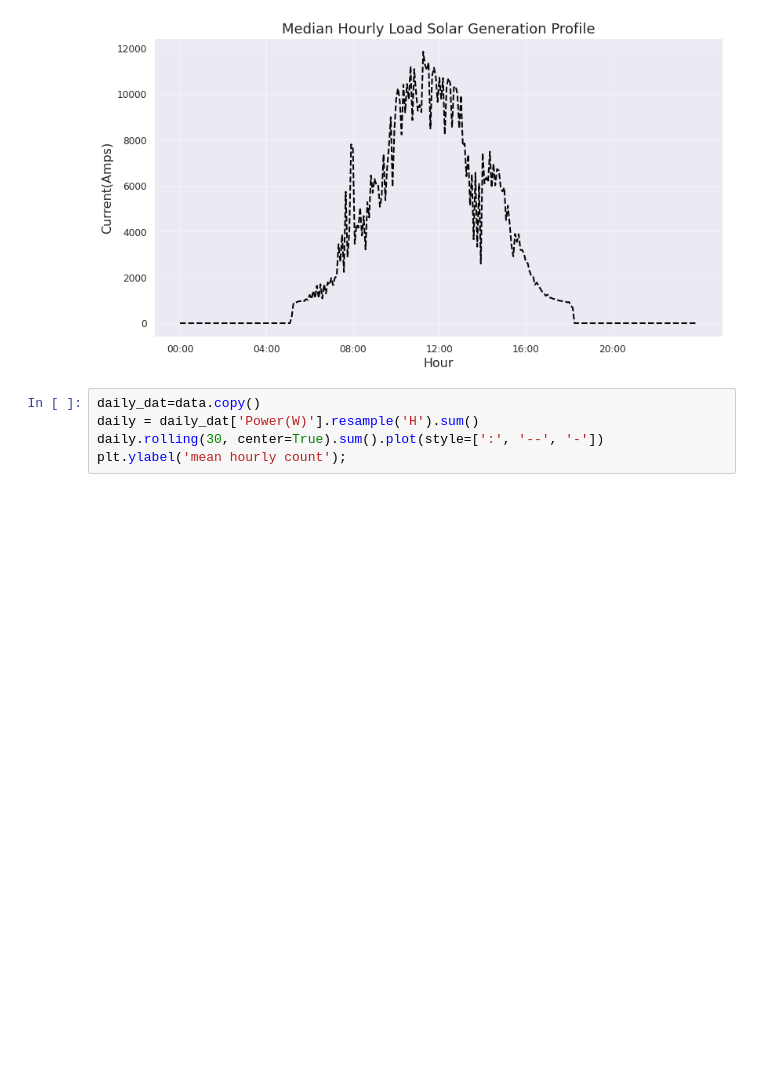
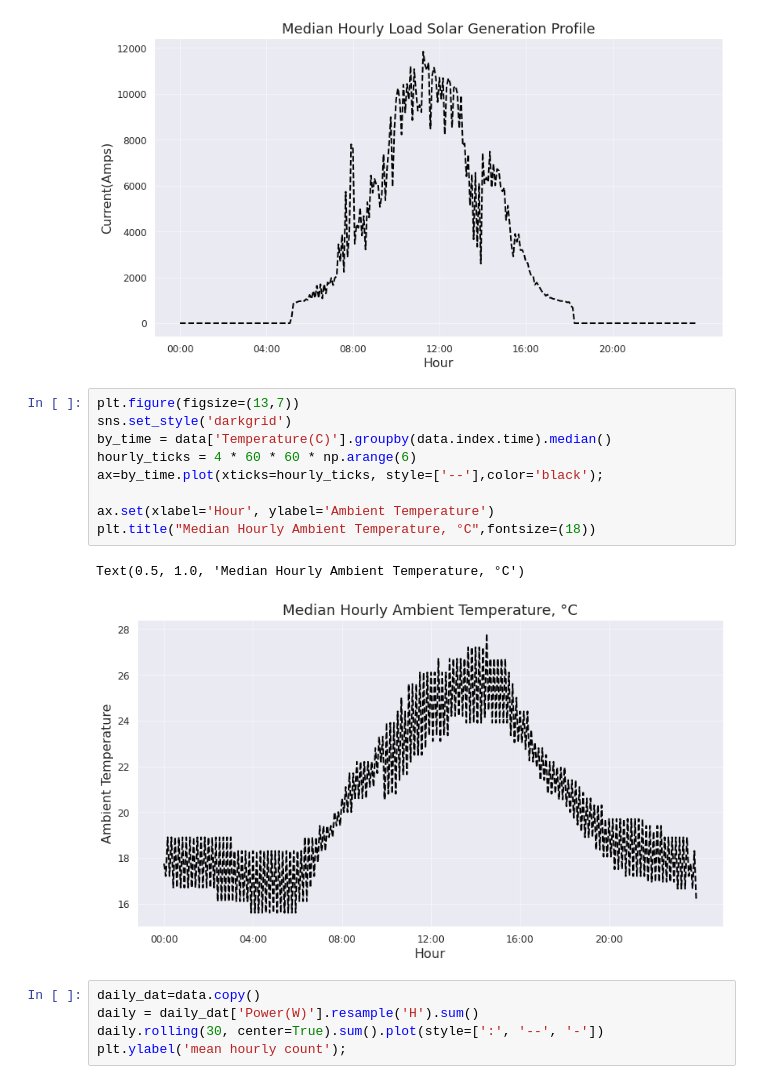
Before and after one commit to ALU-AIIP-18/SolarWebScrapping, a Jupyter notebook: C__Users_Adrian_Dropbox_AIIP_d4I_summative_summative_assign.ipynb, the cells around one changed output. Drawn from its saved outputs; the diff is of its cells as text; blank space fills up the shorter version.

```diff
--- a/C__Users_Adrian_Dropbox_AIIP_d4I_summative_summative_assign.ipynb
+++ b/C__Users_Adrian_Dropbox_AIIP_d4I_summative_summative_assign.ipynb
@@ -377,6 +377,18 @@ plt.title("Median Hourly Load Solar Generation Profile",fontsize=(18))
 # %% [output]
 Text(0.5, 1.0, 'Median Hourly Load Solar Generation Profile')
 [figure]
+# %%
+plt.figure(figsize=(13,7))
+sns.set_style('darkgrid')
+by_time = data['Temperature(C)'].groupby(data.index.time).median()
+hourly_ticks = 4 * 60 * 60 * np.arange(6)
+ax=by_time.plot(xticks=hourly_ticks, style=['--'],color='black');
+
+ax.set(xlabel='Hour', ylabel='Ambient Temperature')
+plt.title("Median Hourly Ambient Temperature, °C",fontsize=(18))
+# %% [output]
+Text(0.5, 1.0, 'Median Hourly Ambient Temperature, °C')
+[figure, added]
 # %%
 daily_dat=data.copy()
 daily = daily_dat['Power(W)'].resample('H').sum()
```
Also changed, not shown: parts of 4 cells of this notebook.
